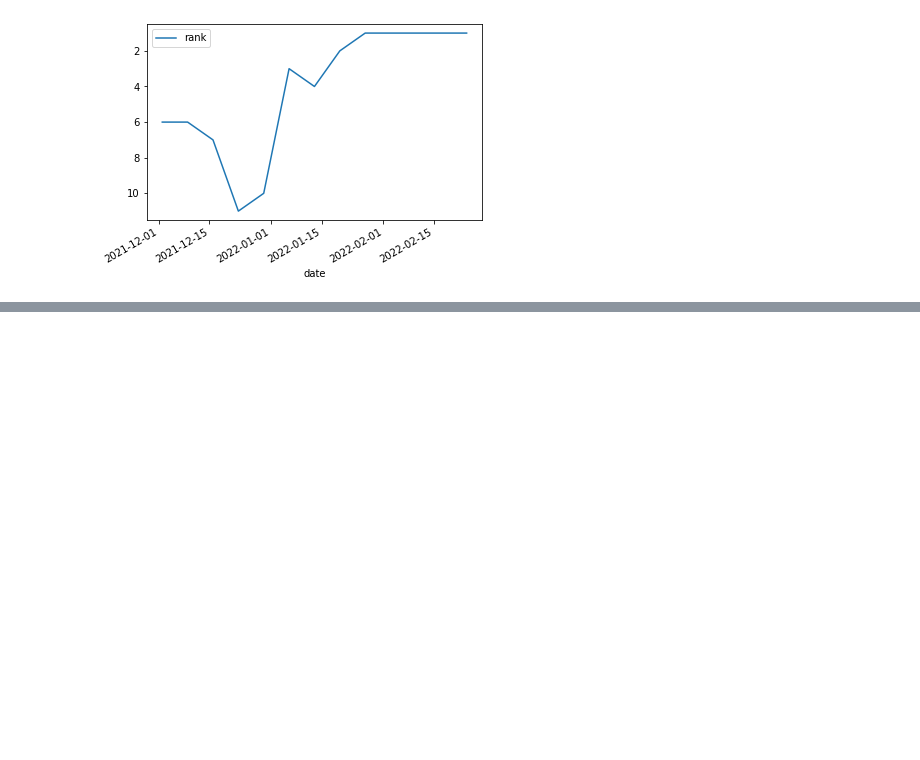
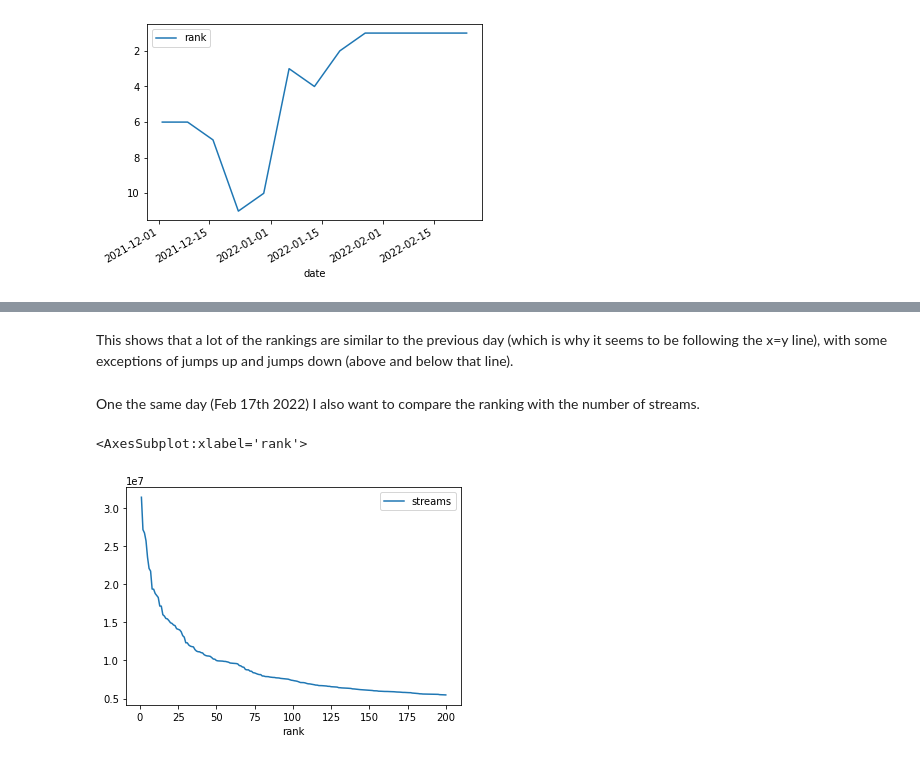
Before and after one commit to spurthirallapalli/DH140-FinalProject, a Jupyter notebook: FinalProject/Assignment2.ipynb, the cells around one changed output, grey strips where cells are left out. Cells and saved outputs as stored; diff of their text form; code cells hidden in the pictures; blank space fills up the shorter version.

```diff
--- a/FinalProject/Assignment2.ipynb
+++ b/FinalProject/Assignment2.ipynb
@@ -64,0 +221,9 @@ heat_waves.plot(x='date', y='rank').invert_yaxis()
+# %% [markdown]
+This shows that a lot of the rankings are similar to the previous day (which is why it seems to be following the x=y line), with some exceptions of jumps up and jumps down (above and below that line).
+# %% [markdown]
+One the same day (Feb 17th 2022) I also want to compare the ranking with the number of streams.
+# %%
+peakprev.plot(kind="line", x="rank", y="streams")
+# %% [output]
+<AxesSubplot:xlabel='rank'>
+[figure, added]
```
Also changed, not shown: parts of 24 cells of this notebook.
